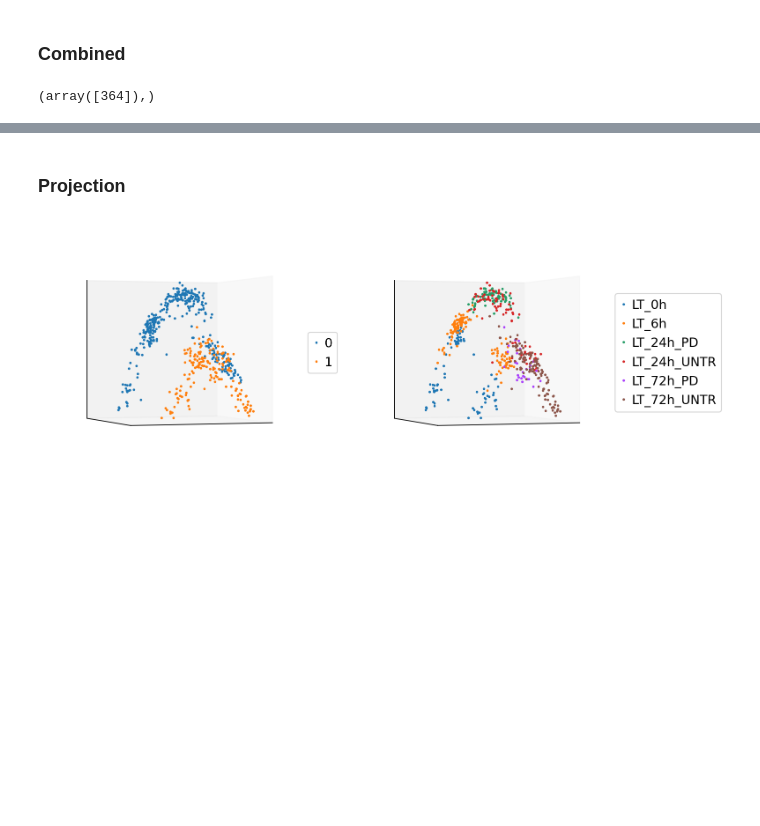
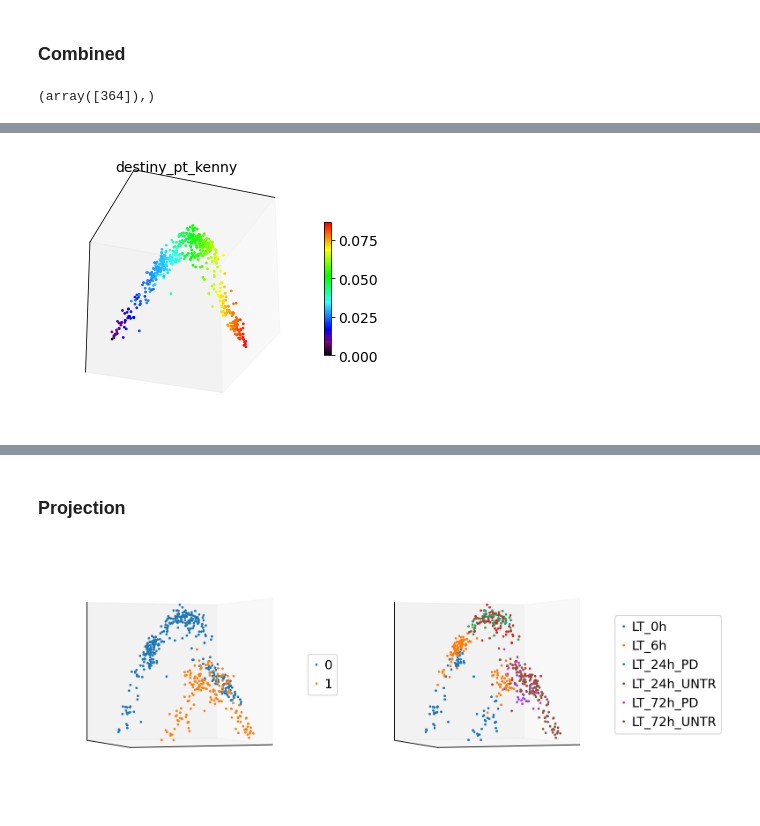
Before and after one commit to SharonWang/GSK_analysis, a Jupyter notebook: DPT_Notebooks/CBtest.ipynb, the cells around one changed output, grey strips where cells are left out. Saved outputs shown, nothing was run; the diff lists cells and outputs as text; code cells hidden in the pictures; blank space fills up the shorter version.

```diff
--- a/DPT_Notebooks/CBtest.ipynb
+++ b/DPT_Notebooks/CBtest.ipynb
@@ -194 +235,5 @@ adata.obs['destiny_pt_kenny'] = pt_kenny
+# %%
+plot_3d(adata, ['destiny_pt_kenny'], figsize=(5,4), azim=70,elev=-28, components=[0,1,2], alpha=1, markersize=3, save='./figures/CB_test/CB_PT.pdf')
+# %% [output]
+[figure, added]
 # %%
```
Also changed, not shown: parts of 16 cells of this notebook, 1 other file.
